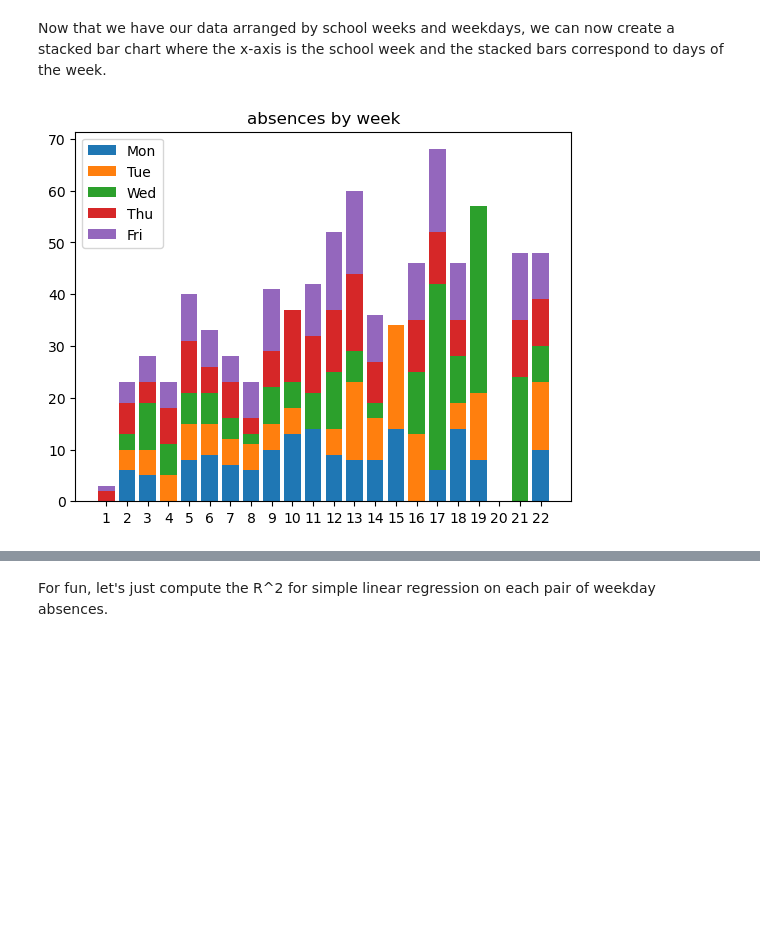
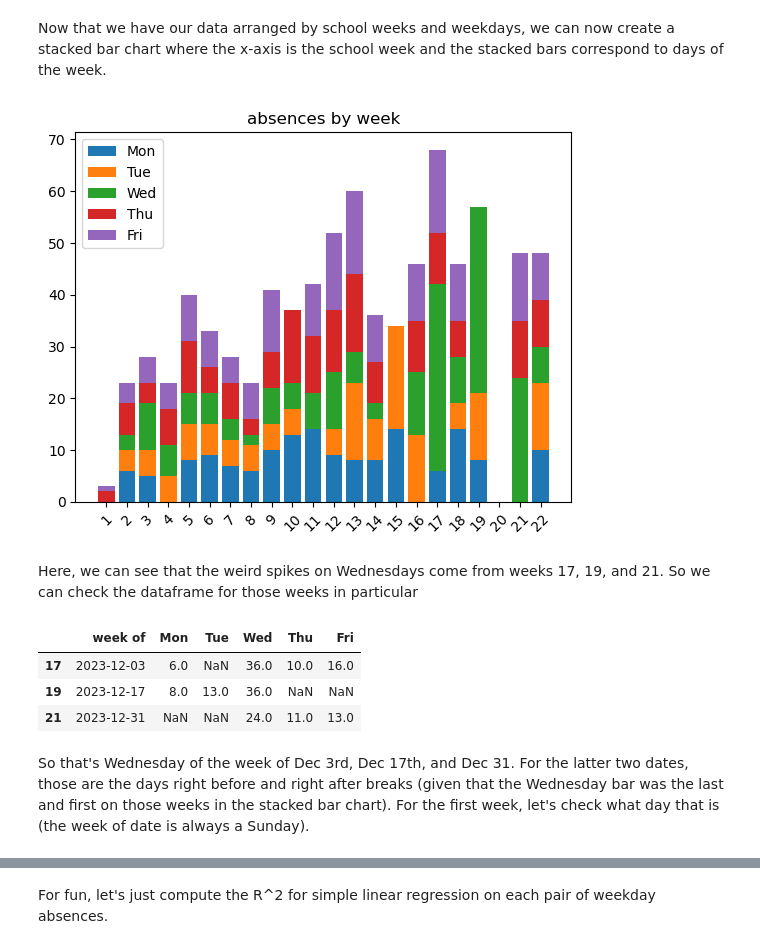
Before and after one commit to sahmed1217/Data-Projects, a Jupyter notebook: Attendance (anonymized).ipynb, the cells around one changed output, grey strips where cells are left out. Cells and saved outputs as stored; diff of their text form; code cells hidden in the pictures; blank space fills up the shorter version.

```diff
--- a/Attendance (anonymized).ipynb
+++ b/Attendance (anonymized).ipynb
@@ -435,25 +469,31 @@ Now we're going to create a "school week" array to associate to each date. That
 # %%
 weekdays=['Mon', 'Tue', 'Wed', 'Thu', 'Fri']
-w_n=0
+w_n=1
 weeknum=[]
-date_check=initial
+week_of=[]
+date_prev=initial
+date_check=initial+week
 for date in attendance_days.index:
     #check if the date is within the week
     if date<=date_check:
         weeknum.append(w_n)
+        week_of.append(date_prev)
     #if it isn't, keep incrementing the check date by a week until we end up at the appropriate week
     else:
         while date>date_check:
             w_n+=1
+            date_prev=date_check
             date_check+=week
         weeknum.append(w_n)
+        week_of.append(date_prev)
 
 attendance_days["week number"]=weeknum
+attendance_days["week of"]=week_of
 # %%
-#Join the week number to each day's unexpected absence series and make it a dataframe in the process
+#Join the week number to each day's unexcused absence series and make it a dataframe in the process
 unex_weeknum={}
 for wday in weekdays:
-    unex_weeknum[wday]=day_dict_u[wday].rename(wday).to_frame().join(attendance_days["week number"].to_frame())
+    unex_weeknum[wday]=day_dict_u[wday].rename(wday).to_frame().join(attendance_days[["week number"]])
 # %%
 #set the index of each weekday dataframe to its week number
 for wday in weekdays:
@@ -465,4 +505,6 @@ unexcused_by_week=unexcused_by_week.join(unex_weeknum["Wed"], how="outer")
 unexcused_by_week=unexcused_by_week.join(unex_weeknum["Thu"], how="outer")
 unexcused_by_week=unexcused_by_week.join(unex_weeknum["Fri"], how="outer")
 # %%
-unexcused_by_week["Total"]=unexcused_by_week.sum(axis=1)
+#quickly create a new dataframe with the unique values of "week of" and "week number", and then join that to the unexcused dataframe
+weekof=pd.DataFrame(data=attendance_days["week of"].unique(), index=attendance_days["week number"].unique(), columns=["week of"])
+unexcused_by_week=weekof.join(unexcused_by_week, how="outer")
@@ -542,21 +606,33 @@ Now that we have our data arranged by school weeks and weekdays, we can now crea
 # %%
 fig, ax = plt.subplots()
 bottom=np.zeros(21)
 
 bar_dict={}
 
 #create a dictionary of values for each weekday so we can easily set the bar height
 for wday in weekdays:
     bar_dict[wday]=unexcused_by_week[wday].values
 
 for wday in bar_dict:
     ax.bar(unexcused_by_week.index, bar_dict[wday], bottom=bottom, label=wday)
     bottom+=np.nan_to_num(bar_dict[wday])
 
 ax.set_title("absences by week")
 ax.legend(loc="upper left")
-plt.xticks(np.arange(min(x), max(x)+1, 1.0))
+plt.xticks(np.arange(1, 23, step=1.0))
+plt.xticks(rotation=45)
 
 plt.show()
 # %% [output]
-[figure, old version]
+[figure, new version]
+# %% [markdown]
+Here, we can see that the weird spikes on Wednesdays come from weeks 17, 19, and 21. So we can check the dataframe for those weeks in particular
+# %%
+unexcused_by_week.loc[[17,19,21]]
+# %% [output]
+|  | week of | Mon | Tue | Wed | Thu | Fri |
+| 17 | 2023-12-03 | 6.0 | NaN | 36.0 | 10.0 | 16.0 |
+| 19 | 2023-12-17 | 8.0 | 13.0 | 36.0 | NaN | NaN |
+| 21 | 2023-12-31 | NaN | NaN | 24.0 | 11.0 | 13.0 |
+# %% [markdown]
+So that's Wednesday of the week of Dec 3rd, Dec 17th, and Dec 31. For the latter two dates, those are the days right before and right after breaks (given that the Wednesday bar was the last and first on those weeks in the stacked bar chart). For the first week, let's check what day that is (the week of date is always a Sunday).
```
Also changed, not shown: parts of 49 cells of this notebook.
